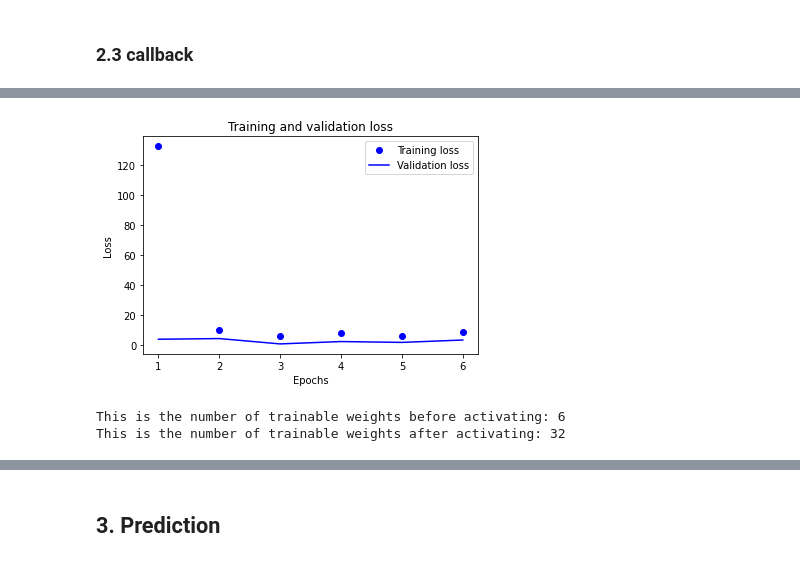
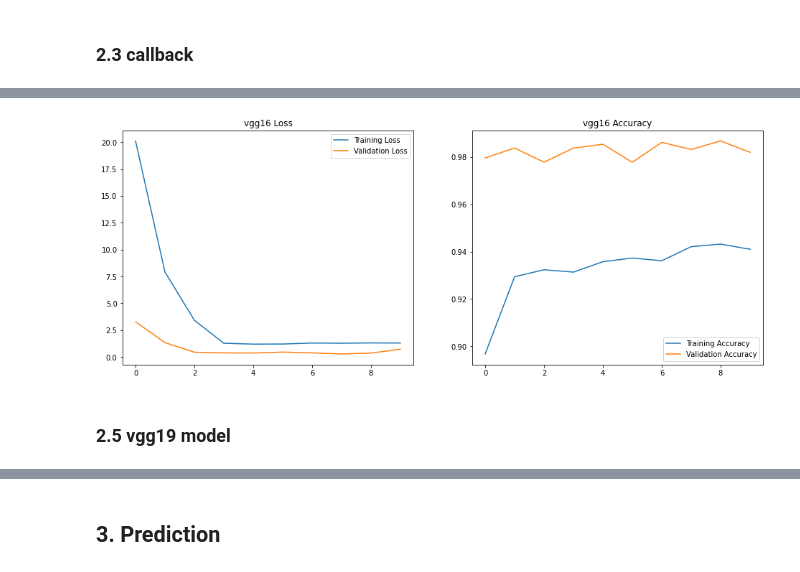
Before and after one commit to Concyclics/KaggleNotebook, a Jupyter notebook: dog-vs-cat-classification-vgg-model.ipynb, the cells around one changed output, grey strips where cells are left out. Drawn from its saved outputs; the diff is of its cells as text; code cells hidden in the pictures.

Commit message:
Kaggle Notebook | Dog vs Cat Classification (VGG model) | Version 9

```diff
--- a/dog-vs-cat-classification-vgg-model.ipynb
+++ b/dog-vs-cat-classification-vgg-model.ipynb
@@ -86,8 +108,8 @@ data_augmentation = keras.Sequential(
     [
         #layers.RandomFlip("horizontal"),
         layers.RandomRotation(0.2),
-        layers.RandomTranslation(0.14,0.14),
+        #layers.RandomTranslation(0.14,0.14),
         layers.RandomZoom(0.2),
-        #layers.RandomContrast(0.2),
+        layers.RandomContrast(0.2),
     ]
 )
@@ -176,0 +132,12 @@ CB = [
+# %%
+vgg16_base  = keras.applications.vgg16.VGG16(
+    weights="imagenet",
+    include_top=False)
+
+#vgg16_base.trainable = True
+vgg16_base.trainable = False
+
+print("This is the number of trainable weights "
+      "before freezing the conv base:", len(vgg16_base.trainable_weights))
+
+vgg16_base.summary()
@@ -176,0 +162,17 @@ CB = [
+# %%
+inputs = keras.Input(shape=img_size+(3,))
+x = data_augmentation(inputs)
+x = keras.applications.vgg16.preprocess_input(x)
+x = vgg16_base(x)
+x = layers.Flatten()(x)
+x = layers.Dropout(0.5)(x)
+x = layers.Dense(256)(x)
+x = layers.Dropout(0.5)(x)
+x = layers.Dense(256)(x)
+x = layers.Dropout(0.5)(x)
+outputs = layers.Dense(2, activation="softmax")(x)
+vgg16_model = keras.Model(inputs, outputs)
+vgg16_model.compile(optimizer="rmsprop",
+              loss="sparse_categorical_crossentropy",
+              metrics=["accuracy"])
+vgg16_model.summary()
@@ -177,11 +197,10 @@ CB = [
 # %%
-history = model.fit(
+history_vgg16 = vgg16_model.fit(
     train_ds,
     epochs=10,
     validation_data=val_ds,
     callbacks=CB
     )
-model = keras.models.load_model("fine_tuning.keras")
-print('train finished')
+vgg16_model = keras.models.load_model("fine_tuning.keras")
 # %% [output]
 Epoch 1/10
@@ -201,25 +227,6 @@ train finished
-# %%
-history_dict = history.history
-loss_values = history_dict["loss"]
-val_loss_values = history_dict["val_loss"]
-epochs = range(1, len(loss_values) + 1)
-plt.plot(epochs, loss_values, "bo", label="Training loss")
-plt.plot(epochs, val_loss_values, "b", label="Validation loss")
-plt.title("Training and validation loss")
-plt.xlabel("Epochs")
-plt.ylabel("Loss")
-plt.legend()
-plt.show()
-# %% [output]
-[figure, removed]
-# %%
-print("This is the number of trainable weights "
-      "before activating:", len(model.trainable_weights))
-
-model.trainable = True
-
-print("This is the number of trainable weights "
-      "after activating:", len(model.trainable_weights))
-# %% [output]
-This is the number of trainable weights before activating: 6
-This is the number of trainable weights after activating: 32
+# %%
+plot_history(history_vgg16,'vgg16')
+# %% [output]
+[figure, added]
+# %% [markdown]
+### 2.5 vgg19 model
```
Also changed, not shown: parts of 25 cells of this notebook.
